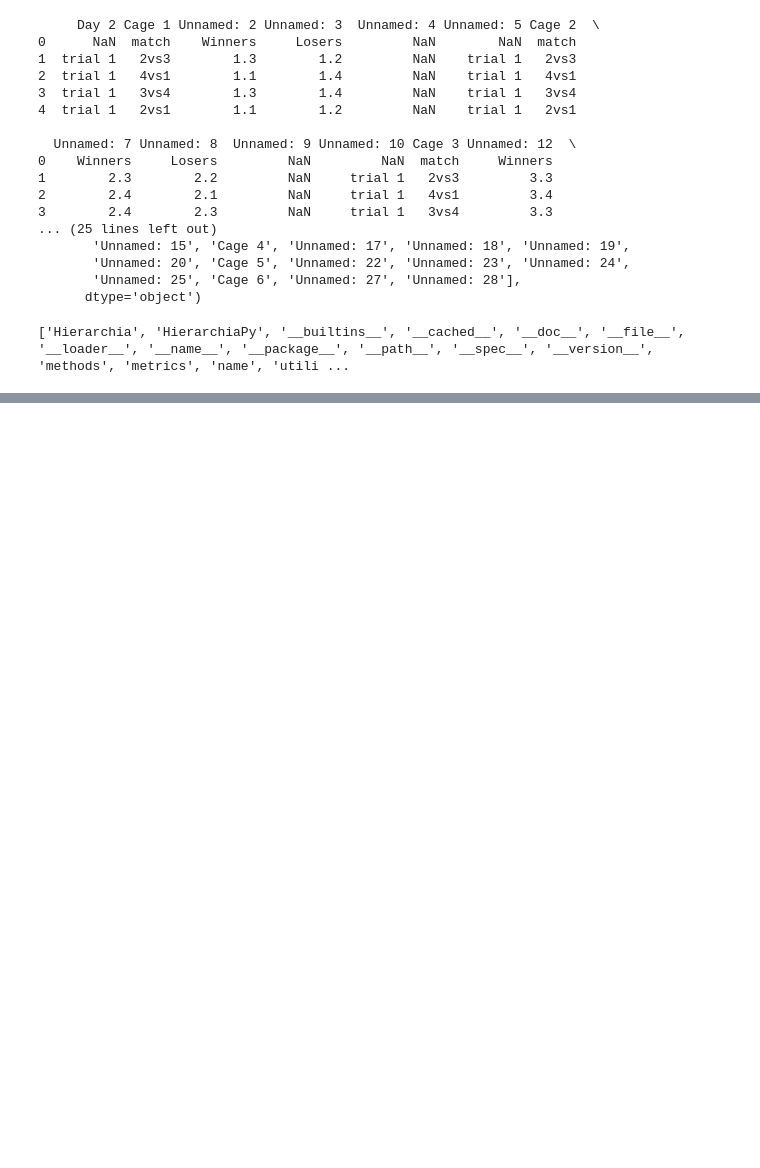
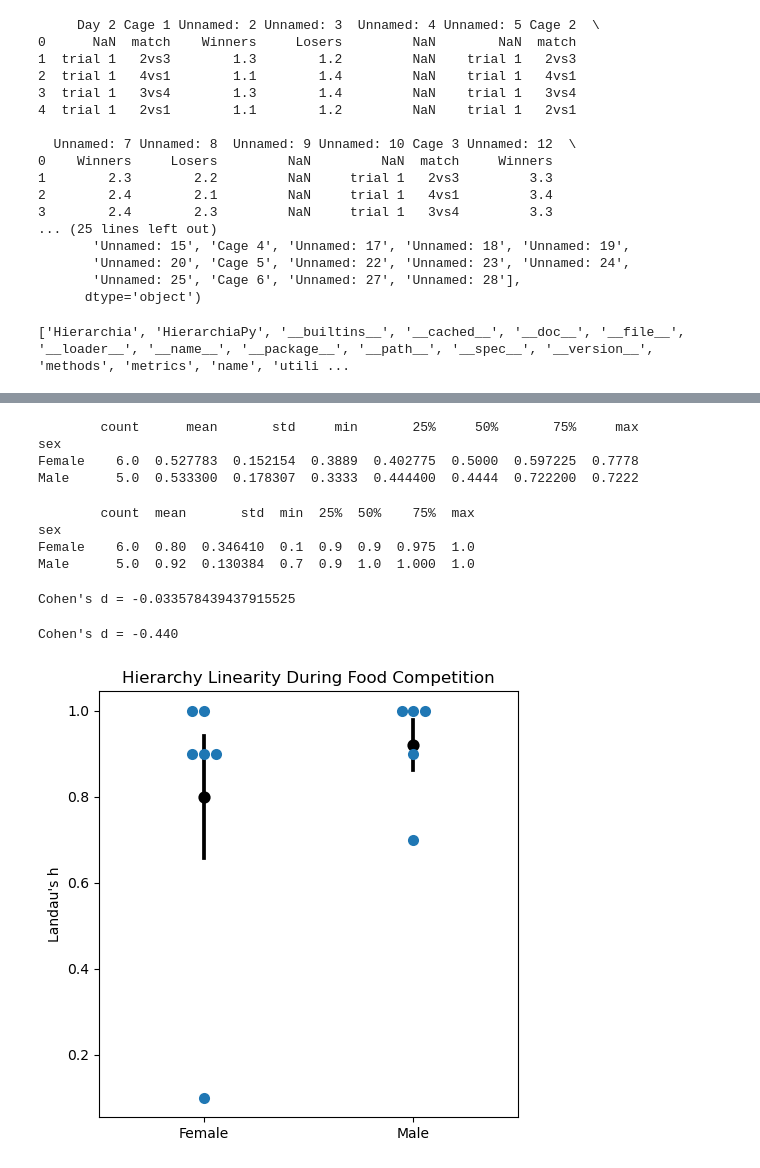
Before and after one commit to padillacoreanolab/respiratory_pilot, a Jupyter notebook: notebooks/sequioa_notebooks/Eli_Food_competition_DCI_analysis/food_competition_DCI.ipynb, the cells around one changed output, grey strips where cells are left out. Drawn from its saved outputs; the diff is of its cells as text; code cells hidden in the pictures; blank space fills up the shorter version.

```diff
--- a/notebooks/sequioa_notebooks/Eli_Food_competition_DCI_analysis/food_competition_DCI.ipynb
+++ b/notebooks/sequioa_notebooks/Eli_Food_competition_DCI_analysis/food_competition_DCI.ipynb
@@ -279,0 +414,79 @@ for cage_num in female_cols.keys():
+# %%
+print(results.groupby("sex")["DCI"].describe())
+# %% [output]
+        count      mean       std     min       25%     50%       75%     max
+sex
+Female    6.0  0.527783  0.152154  0.3889  0.402775  0.5000  0.597225  0.7778
+Male      5.0  0.533300  0.178307  0.3333  0.444400  0.4444  0.722200  0.7222
+# %%
+print(results.groupby("sex")["Landau_h"].describe())
+# %% [output]
+        count  mean       std  min  25%  50%    75%  max
+sex
+Female    6.0  0.80  0.346410  0.1  0.9  0.9  0.975  1.0
+Male      5.0  0.92  0.130384  0.7  0.9  1.0  1.000  1.0
+# %%
+n1 = len(female_dci)
+n2 = len(male_dci)
+
+s1 = np.var(female_dci, ddof=1)
+s2 = np.var(male_dci, ddof=1)
+
+pooled_sd = np.sqrt(
+    ((n1 - 1)*s1 + (n2 - 1)*s2) /
+    (n1 + n2 - 2)
+)
+
+d = (
+    female_dci.mean() - male_dci.mean()
+) / pooled_sd
+
+print("Cohen's d =", d)
+# %% [output]
+Cohen's d = -0.033578439437915525
+# %%
+n1 = len(female_h)
+n2 = len(male_h)
+
+s1 = np.var(female_h, ddof=1)
+s2 = np.var(male_h, ddof=1)
+
+pooled_sd = np.sqrt(
+    ((n1 - 1)*s1 + (n2 - 1)*s2) /
+    (n1 + n2 - 2)
+)
+
+d = (
+    female_h.mean() - male_h.mean()
+) / pooled_sd
+
+print(f"Cohen's d = {d:.3f}")
+# %% [output]
+Cohen's d = -0.440
+# %%
+plt.figure(figsize=(5,5))
+
+sns.swarmplot(
+    data=results,
+    x="sex",
+    y="Landau_h",
+    size=8
+)
+
+sns.pointplot(
+    data=results,
+    x="sex",
+    y="Landau_h",
+    errorbar="se",
+    color="black",
+    linestyle="none"
+)
+
+plt.ylabel("Landau's h")
+plt.xlabel("")
+plt.title("Hierarchy Linearity During Food Competition")
+
+plt.tight_layout()
+plt.show()
+# %% [output]
+[figure, added]
```
Also changed, not shown: parts of 36 cells of this notebook.
